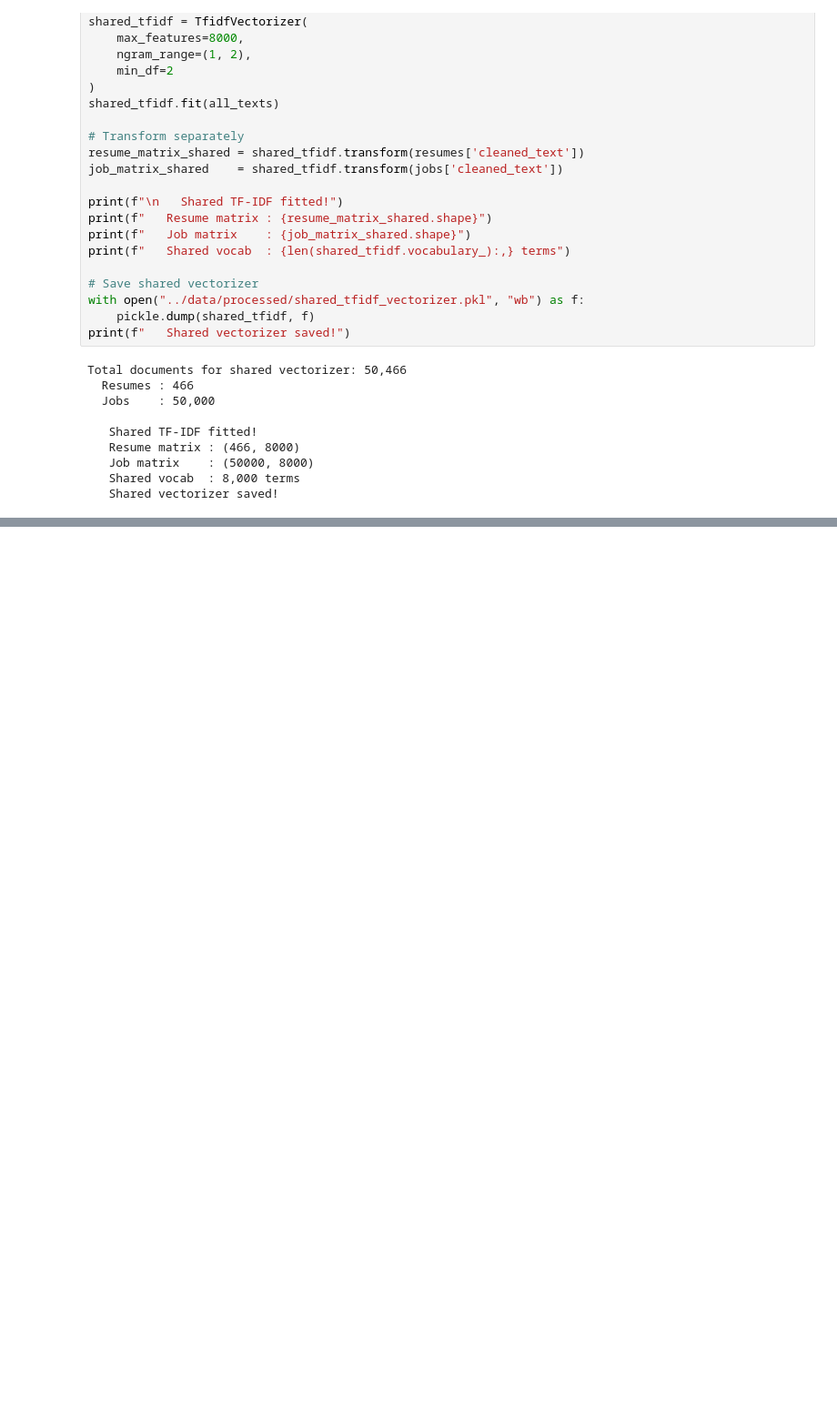
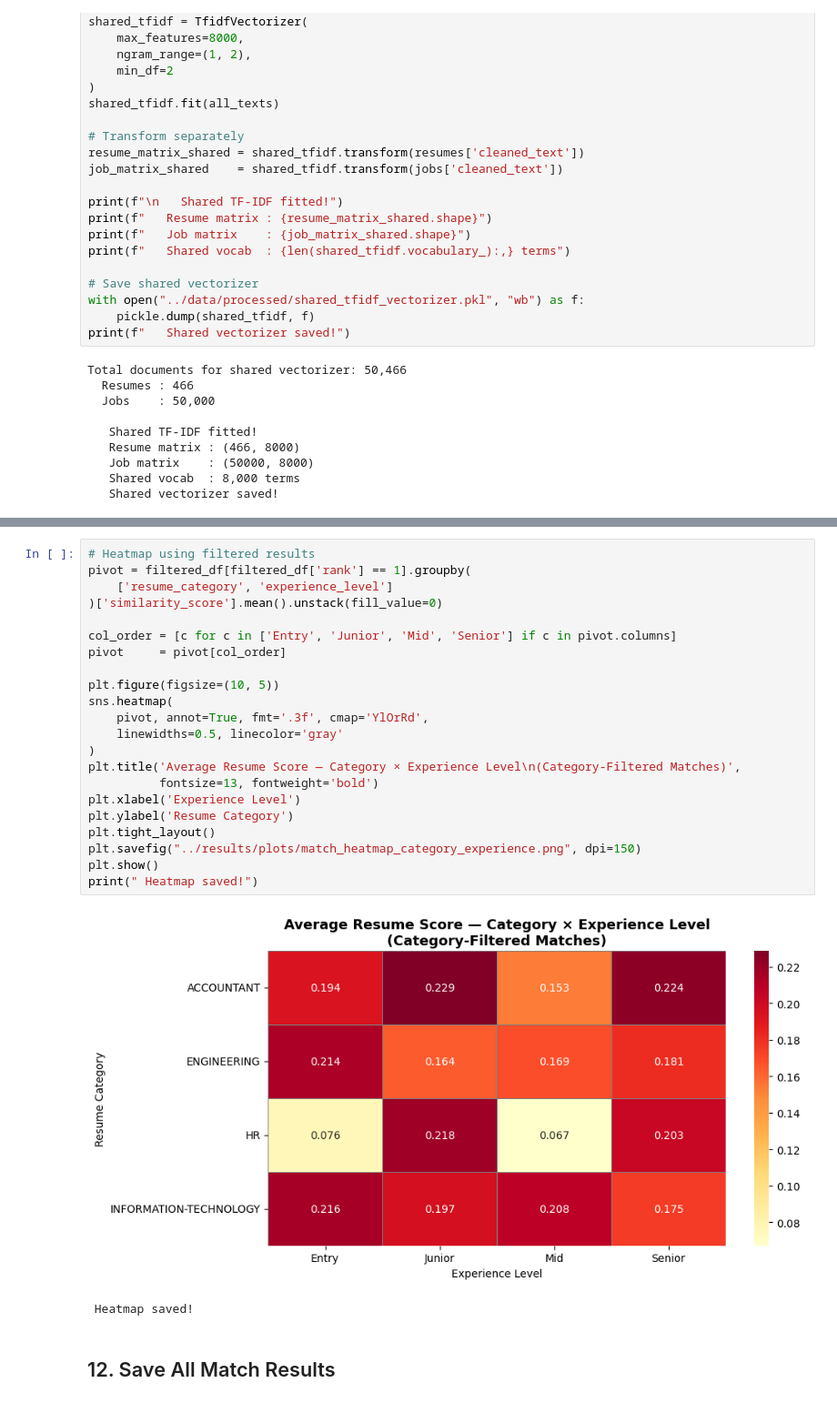
Before and after one commit to nisansalasandu/recruitment-nlp-lab, a Jupyter notebook: notebooks/05_matching.ipynb, the cells around one changed output, grey strips where cells are left out. Shown at 91% size. Drawn from its saved outputs; the diff is of its cells as text; blank space fills up the shorter version.

```diff
--- a/notebooks/05_matching.ipynb
+++ b/notebooks/05_matching.ipynb
@@ -710,2 +798,29 @@ Filtered    — mean: 0.1876  median: 0.1680
+# %%
+# Heatmap using filtered results
+pivot = filtered_df[filtered_df['rank'] == 1].groupby(
+    ['resume_category', 'experience_level']
+)['similarity_score'].mean().unstack(fill_value=0)
+
+col_order = [c for c in ['Entry', 'Junior', 'Mid', 'Senior'] if c in pivot.columns]
+pivot     = pivot[col_order]
+
+plt.figure(figsize=(10, 5))
+sns.heatmap(
+    pivot, annot=True, fmt='.3f', cmap='YlOrRd',
+    linewidths=0.5, linecolor='gray'
+)
+plt.title('Average Resume Score — Category × Experience Level\n(Category-Filtered Matches)',
+          fontsize=13, fontweight='bold')
+plt.xlabel('Experience Level')
+plt.ylabel('Resume Category')
+plt.tight_layout()
+plt.savefig("../results/plots/match_heatmap_category_experience.png", dpi=150)
+plt.show()
+print(" Heatmap saved!")
+# %% [output]
+[figure, added]
+ Heatmap saved!
+# %% [markdown]
+##  12. Save All Match Results
 # %%
 # Save match results
```
Also changed, not shown: parts of 23 cells of this notebook, 7 other files.
